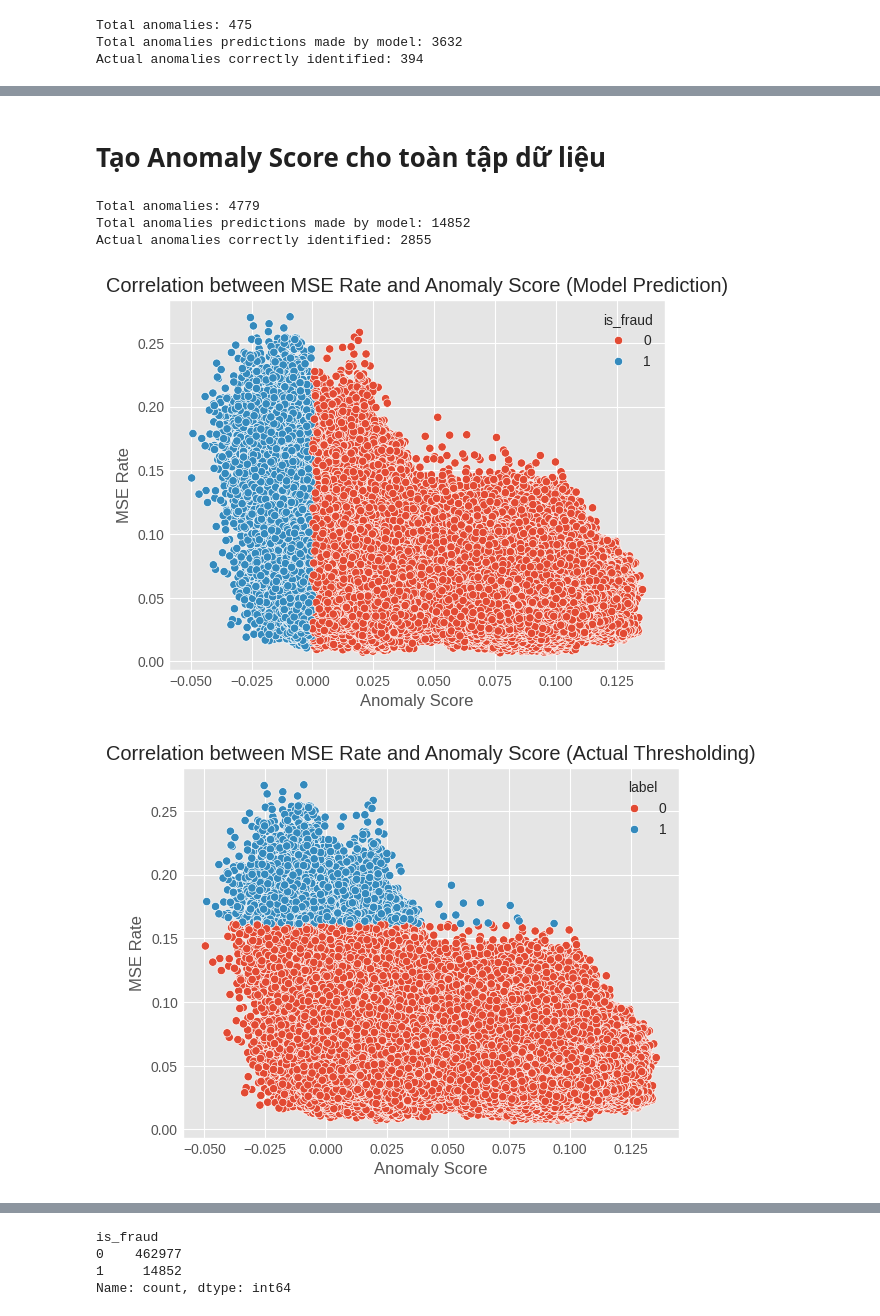
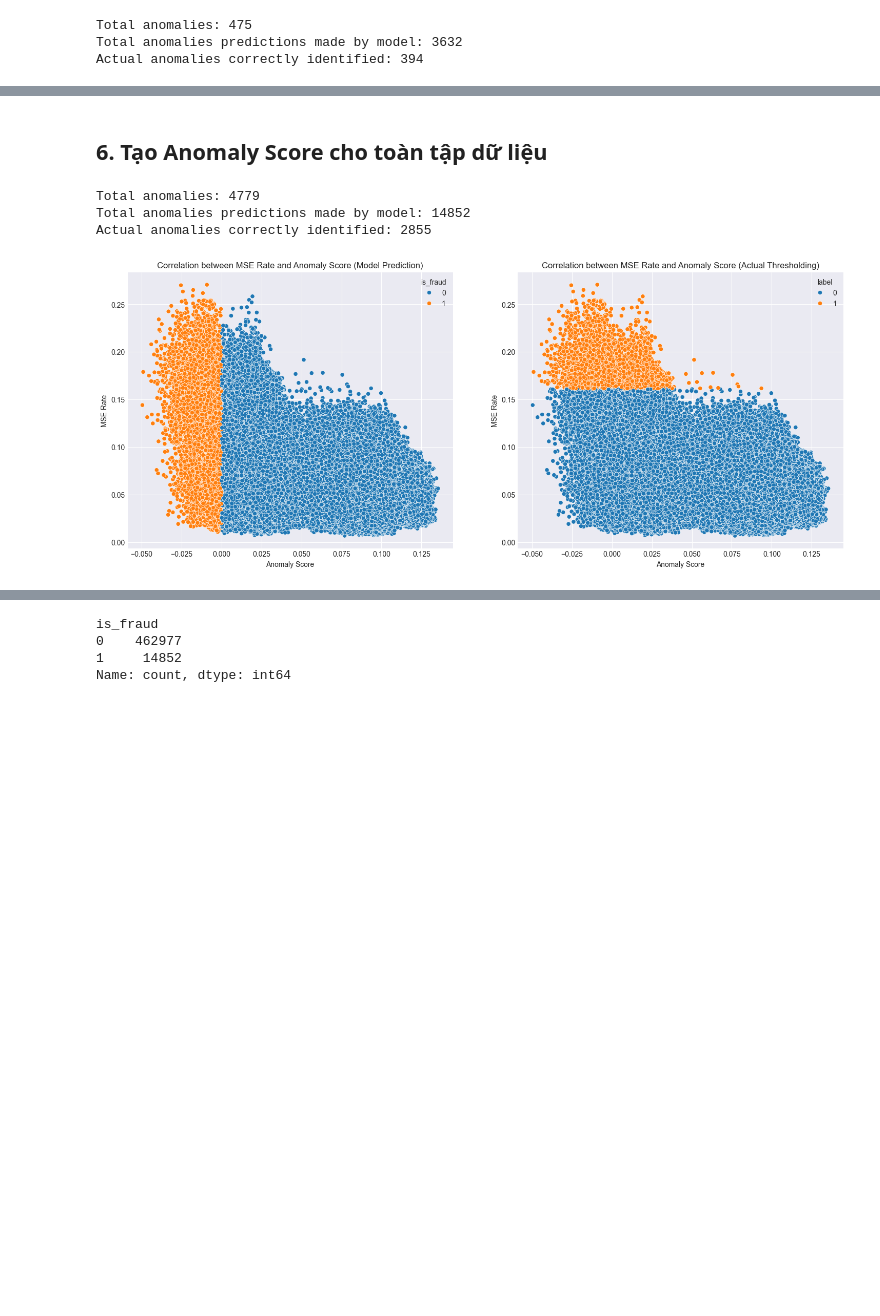
Before and after one commit to WindyDay-Port/Fraud-Detection, a Jupyter notebook: Notebooks/UnsupervisedEnsemble.ipynb, the cells around one changed output, grey strips where cells are left out. Saved outputs shown, nothing was run; the diff lists cells and outputs as text; code cells hidden in the pictures; blank space fills up the shorter version.

```diff
--- a/Notebooks/UnsupervisedEnsemble.ipynb
+++ b/Notebooks/UnsupervisedEnsemble.ipynb
@@ -6,6 +6,6 @@ import pandas as pd
 import seaborn as sns
 import matplotlib.pyplot as plt
 # %%
-X_mse = pd.read_csv('/home/windyday/DSproject/data/X_mse.csv')
+X_mse = pd.read_csv('../csv/X_mse.csv')
 # %%
 def boxplot_drawing(dataframe: object,
@@ -172,5 +203,5 @@ plt.show()
 # %% [markdown]
-# Tạo Anomaly Score cho toàn tập dữ liệu
+## **6. Tạo Anomaly Score cho toàn tập dữ liệu**
 # %%
 total_predictions = isolation_forest.predict(X_mse)
 total_anomaly_scores = isolation_forest.decision_function(X_mse)
@@ -194,20 +225,25 @@ Total anomalies: 4779
 Total anomalies predictions made by model: 14852
 Actual anomalies correctly identified: 2855
 # %%
-plt.style.use('ggplot')
-sns.scatterplot(x=total_forest['anomaly_score'], y=total_forest['MSE_rate'], data=total_forest, hue=total_forest['is_fraud'])
-plt.title('Correlation between MSE Rate and Anomaly Score (Model Prediction)')
-plt.xlabel('Anomaly Score')
-plt.ylabel('MSE Rate')
-plt.show()
+fig, ax = plt.subplots(1, 2, figsize=(18, 7))
 
-plt.style.use('ggplot')
-sns.scatterplot(x=total_forest['anomaly_score'], y=total_forest['MSE_rate'], data=total_forest, hue=total_forest['label'])
-plt.title('Correlation between MSE Rate and Anomaly Score (Actual Thresholding)')
-plt.xlabel('Anomaly Score')
-plt.ylabel('MSE Rate')
-plt.show()
+sns.scatterplot(data=total_forest,
+                x=total_forest['anomaly_score'],
+                y=total_forest['MSE_rate'],
+                hue=total_forest['is_fraud'],
+                ax=ax[0])
+ax[0].set(title='Correlation between MSE Rate and Anomaly Score (Model Prediction)',
+          xlabel='Anomaly Score',
+          ylabel='MSE Rate')
+
+sns.scatterplot(data=total_forest,
+                x=total_forest['anomaly_score'],
+                y=total_forest['MSE_rate'],
+                hue=total_forest['label'],
+                ax=ax[1])
+ax[1].set(title='Correlation between MSE Rate and Anomaly Score (Actual Thresholding)',
+          xlabel='Anomaly Score',
+          ylabel='MSE Rate');
 # %% [output]
-[figure, old version]
+[figure, new version]
-[figure, removed]
 # %% [markdown]
```
Also changed, not shown: parts of 29 cells of this notebook, 13 other files.
